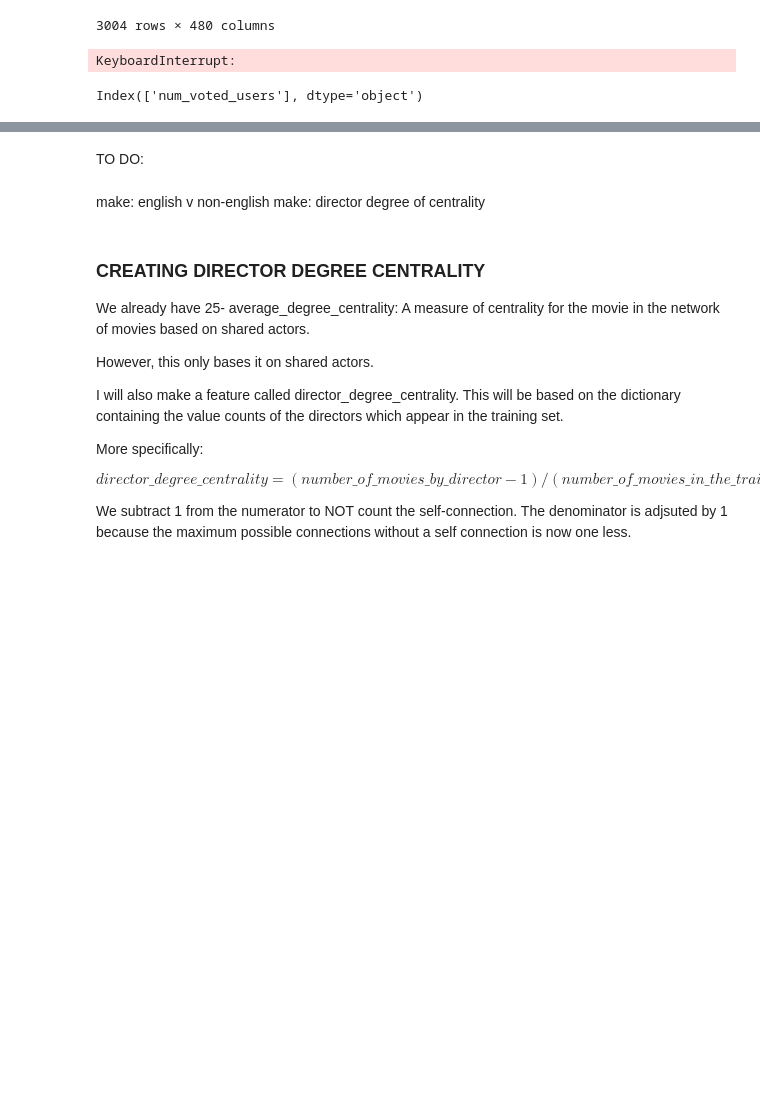
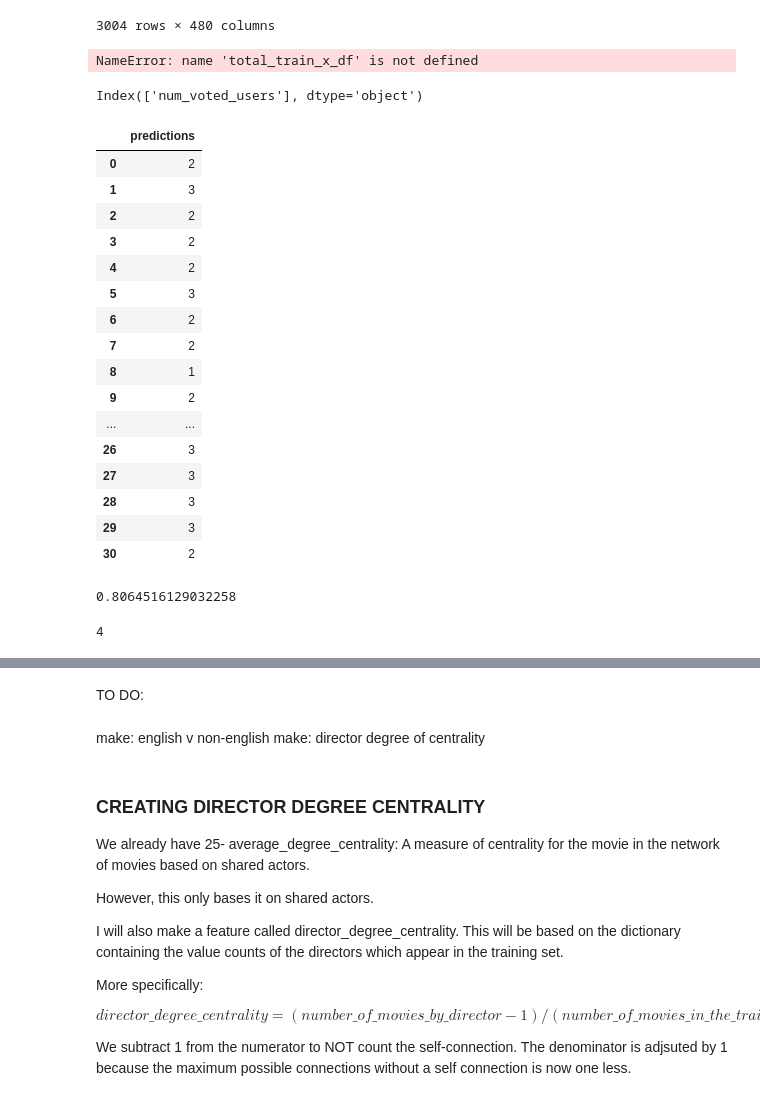
Before and after one commit to mlwelsch/ML_P2, a Jupyter notebook: project_data/project2_new_data.ipynb, the cells around one changed output, grey strips where cells are left out. Saved outputs shown, nothing was run; the diff lists cells and outputs as text; code cells hidden in the pictures; blank space fills up the shorter version.

```diff
--- a/project_data/project2_new_data.ipynb
+++ b/project_data/project2_new_data.ipynb
@@ -250,36 +250,3 @@ print(np.mean(scores))
 # %% [output]
 [0.67387687 0.67387687 0.66056572 0.64725458 0.65166667]
 0.6614481419855796
-# %%
-# HYPERPARAMETER TUNING
-
-from sklearn.feature_selection import SelectKBest, chi2
-from sklearn.feature_selection import mutual_info_classif
-from sklearn.model_selection import GridSearchCV
-
-# adapted from code in the tutorial 9
-
-for k in [10, 100, 1000]:
-
-    clf = RandomForestClassifier(random_state=99)
-
-    print('\n--------------------------------------- K = ', k,'------------------------------')
-    # x2 = SelectKBest(chi2, k=k)
-    # X_train_x2 = x2.fit_transform(total_train_x_df,train_y)
-
-    mi=SelectKBest(score_func=mutual_info_classif, k=k)
-    X_train_mi = mi.fit_transform(total_train_x_df,train_y)
-
-    # print('\n--------------------------------------- chi2  ------------------------------')
-    # pamater_grid = {'n_estimators': [1, 10, 100, 1000], 'criterion':['gini', 'entropy'], 'max_depth': [5, 50, None], 'max_features': ['sqrt', 'log2', None]}
-    # grid = GridSearchCV(clf, pamater_grid, verbose=3)
-    # grid.fit(X_train_x2, train_y)
-
-    # print(f"best cv score: {grid.best_score_}, with parameters {grid.best_params_}")
-
-    print('\n--------------------------------------- mi   ------------------------------')
-    pamater_grid = {'n_estimators': [1, 10, 100, 1000], 'criterion':['gini', 'entropy'], 'max_depth': [5, 50, None], 'max_features': ['sqrt', 'log2', None]}
-    grid = GridSearchCV(clf, pamater_grid, verbose=3)
-    grid.fit(X_train_mi, train_y)
-
-    print(f"best cv score: {grid.best_score_}, with parameters {grid.best_params_}")
@@ -572,7 +547,7 @@ cols = sfs.get_support(indices=True)
 
 total_train_x_df.columns[cols]
 # %% [output]
-KeyboardInterrupt:
+NameError: name 'total_train_x_df' is not defined
 # %%
 total_train_x_df.columns[cols]
 # %% [output]
@@ -580,8 +555,8 @@ Index(['num_voted_users'], dtype='object')
 # %%
 lr = LinearRegression()
 
-lr.fit(total_train_x_df[features], train_y)
+lr.fit(train_X_linear, train_y)
 
-predictions = lr.predict(total_train_x_df[features])
+predictions = lr.predict(train_X_linear)
 
 predictions_df = pd.DataFrame(predictions)
@@ -587,0 +567,35 @@ predictions_df = pd.DataFrame(predictions)
+# %%
+
+predictions_df
+# %% [output]
+|  | predictions |
+| 0 | 2 |
+| 1 | 3 |
+| 2 | 2 |
+| 3 | 2 |
+| 4 | 2 |
+| 5 | 3 |
+| 6 | 2 |
+| 7 | 2 |
+| 8 | 1 |
+| 9 | 2 |
+| ... | ... |
+| 26 | 3 |
+| 27 | 3 |
+| 28 | 3 |
+| 29 | 3 |
+| 30 | 2 |
+# %%
+lr = LinearRegression()
+lr.fit(X_train_lr, y_train_lr)
+predictions = lr.predict(X_test_lr)
+predictions_df = pd.DataFrame(predictions)
+predictions_df.columns = ['predictions']
+predictions_df['predictions'] = predictions_df['predictions'].apply(lambda x: linear_binner(x))
+accuracy_score(predictions_df, y_test_lr)
+# %% [output]
+0.8064516129032258
+# %%
+predictions_df['predictions'].max()
+# %% [output]
+4
```
Also changed, not shown: parts of 23 cells of this notebook, 6 other files.
